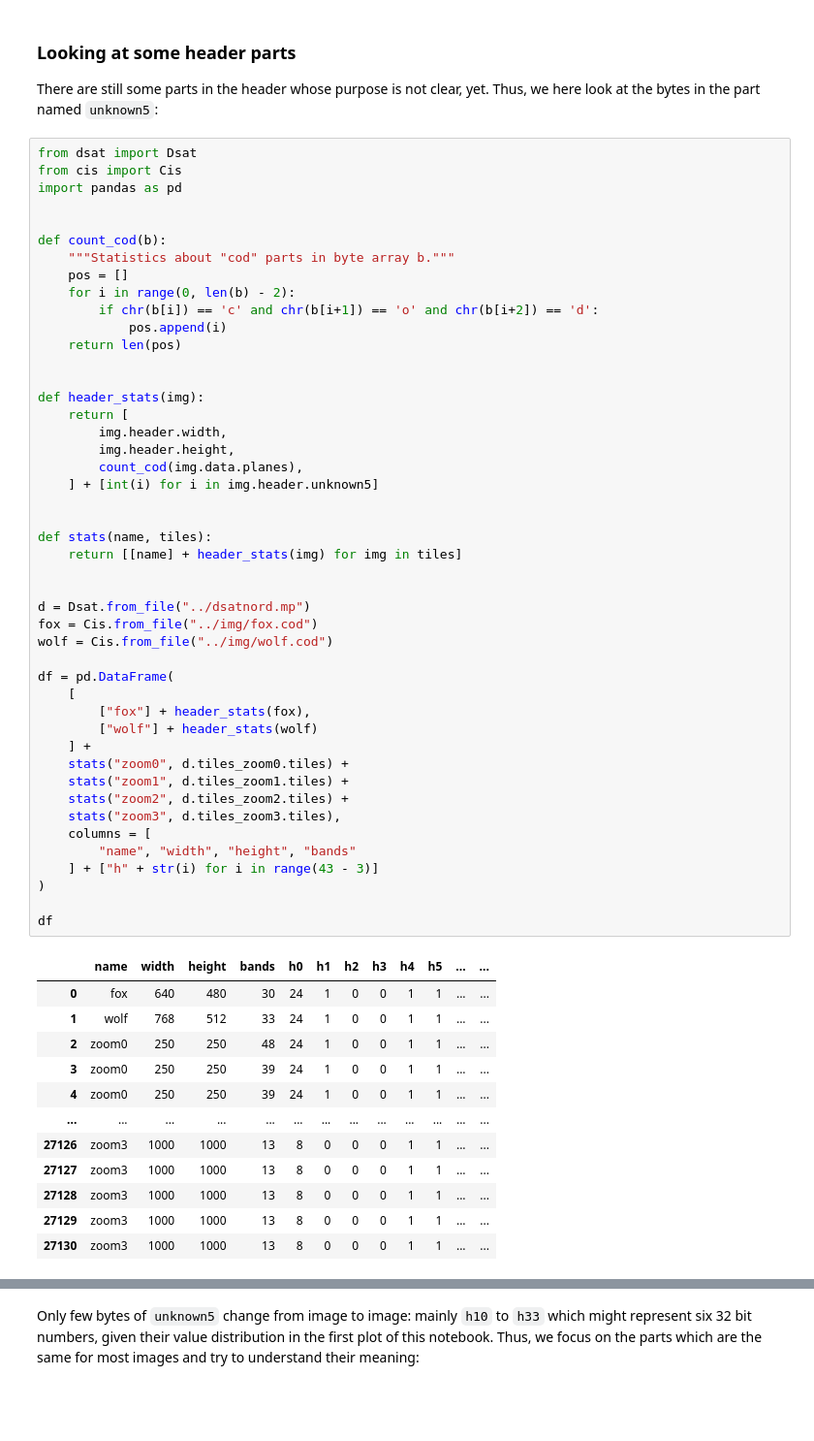
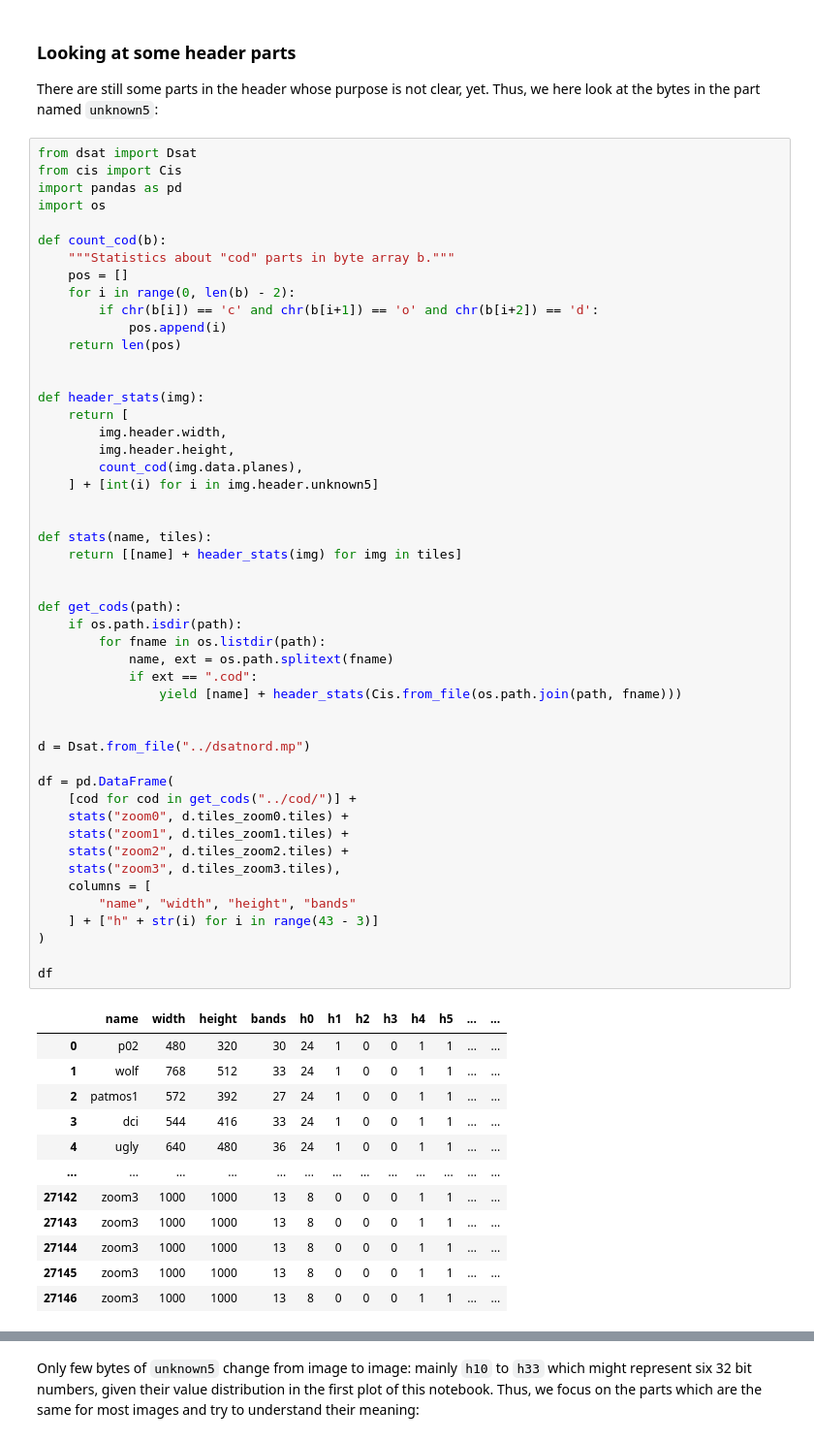
Before and after one commit to rjoberon/dsat, a Jupyter notebook: src/Cod.ipynb, the cells around one changed output, grey strips where cells are left out. Shown: that part at 97% size. Cells and saved outputs as stored; diff of their text form; blank space fills up the shorter version.

```diff
--- a/src/Cod.ipynb
+++ b/src/Cod.ipynb
@@ -128,7 +128,7 @@ There are still some parts in the header whose purpose is not clear, yet. Thus,
 from dsat import Dsat
 from cis import Cis
 import pandas as pd
-
+import os
 
 def count_cod(b):
     """Statistics about "cod" parts in byte array b."""
@@ -139,47 +139,50 @@ def count_cod(b):
     return len(pos)
 
 
 def header_stats(img):
     return [
         img.header.width,
         img.header.height,
         count_cod(img.data.planes),
     ] + [int(i) for i in img.header.unknown5]
 
 
 def stats(name, tiles):
     return [[name] + header_stats(img) for img in tiles]
 
 
+def get_cods(path):
+    if os.path.isdir(path):
+        for fname in os.listdir(path):
+            name, ext = os.path.splitext(fname)
+            if ext == ".cod":
+                yield [name] + header_stats(Cis.from_file(os.path.join(path, fname)))
+
+
 d = Dsat.from_file("../dsatnord.mp")
-fox = Cis.from_file("../img/fox.cod")
-wolf = Cis.from_file("../img/wolf.cod")
 
 df = pd.DataFrame(
-    [
-        ["fox"] + header_stats(fox),
-        ["wolf"] + header_stats(wolf)
-    ] +
+    [cod for cod in get_cods("../cod/")] +
     stats("zoom0", d.tiles_zoom0.tiles) +
     stats("zoom1", d.tiles_zoom1.tiles) +
     stats("zoom2", d.tiles_zoom2.tiles) +
     stats("zoom3", d.tiles_zoom3.tiles),
     columns = [
         "name", "width", "height", "bands"
     ] + ["h" + str(i) for i in range(43 - 3)]
 )
 
 df
 # %% [output]
 |  | name | width | height | bands | h0 | h1 | h2 | h3 | h4 | h5 | ... | ... |
-| 0 | fox | 640 | 480 | 30 | 24 | 1 | 0 | 0 | 1 | 1 | ... | ... |
+| 0 | p02 | 480 | 320 | 30 | 24 | 1 | 0 | 0 | 1 | 1 | ... | ... |
 | 1 | wolf | 768 | 512 | 33 | 24 | 1 | 0 | 0 | 1 | 1 | ... | ... |
-| 2 | zoom0 | 250 | 250 | 48 | 24 | 1 | 0 | 0 | 1 | 1 | ... | ... |
-| 3 | zoom0 | 250 | 250 | 39 | 24 | 1 | 0 | 0 | 1 | 1 | ... | ... |
-| 4 | zoom0 | 250 | 250 | 39 | 24 | 1 | 0 | 0 | 1 | 1 | ... | ... |
+| 2 | patmos1 | 572 | 392 | 27 | 24 | 1 | 0 | 0 | 1 | 1 | ... | ... |
+| 3 | dci | 544 | 416 | 33 | 24 | 1 | 0 | 0 | 1 | 1 | ... | ... |
+| 4 | ugly | 640 | 480 | 36 | 24 | 1 | 0 | 0 | 1 | 1 | ... | ... |
 | ... | ... | ... | ... | ... | ... | ... | ... | ... | ... | ... | ... | ... |
-| 27126 | zoom3 | 1000 | 1000 | 13 | 8 | 0 | 0 | 0 | 1 | 1 | ... | ... |
-| 27127 | zoom3 | 1000 | 1000 | 13 | 8 | 0 | 0 | 0 | 1 | 1 | ... | ... |
-| 27128 | zoom3 | 1000 | 1000 | 13 | 8 | 0 | 0 | 0 | 1 | 1 | ... | ... |
-| 27129 | zoom3 | 1000 | 1000 | 13 | 8 | 0 | 0 | 0 | 1 | 1 | ... | ... |
-| 27130 | zoom3 | 1000 | 1000 | 13 | 8 | 0 | 0 | 0 | 1 | 1 | ... | ... |
+| 27142 | zoom3 | 1000 | 1000 | 13 | 8 | 0 | 0 | 0 | 1 | 1 | ... | ... |
+| 27143 | zoom3 | 1000 | 1000 | 13 | 8 | 0 | 0 | 0 | 1 | 1 | ... | ... |
+| 27144 | zoom3 | 1000 | 1000 | 13 | 8 | 0 | 0 | 0 | 1 | 1 | ... | ... |
+| 27145 | zoom3 | 1000 | 1000 | 13 | 8 | 0 | 0 | 0 | 1 | 1 | ... | ... |
+| 27146 | zoom3 | 1000 | 1000 | 13 | 8 | 0 | 0 | 0 | 1 | 1 | ... | ... |
```
Also changed, not shown: parts of 3 cells of this notebook.
